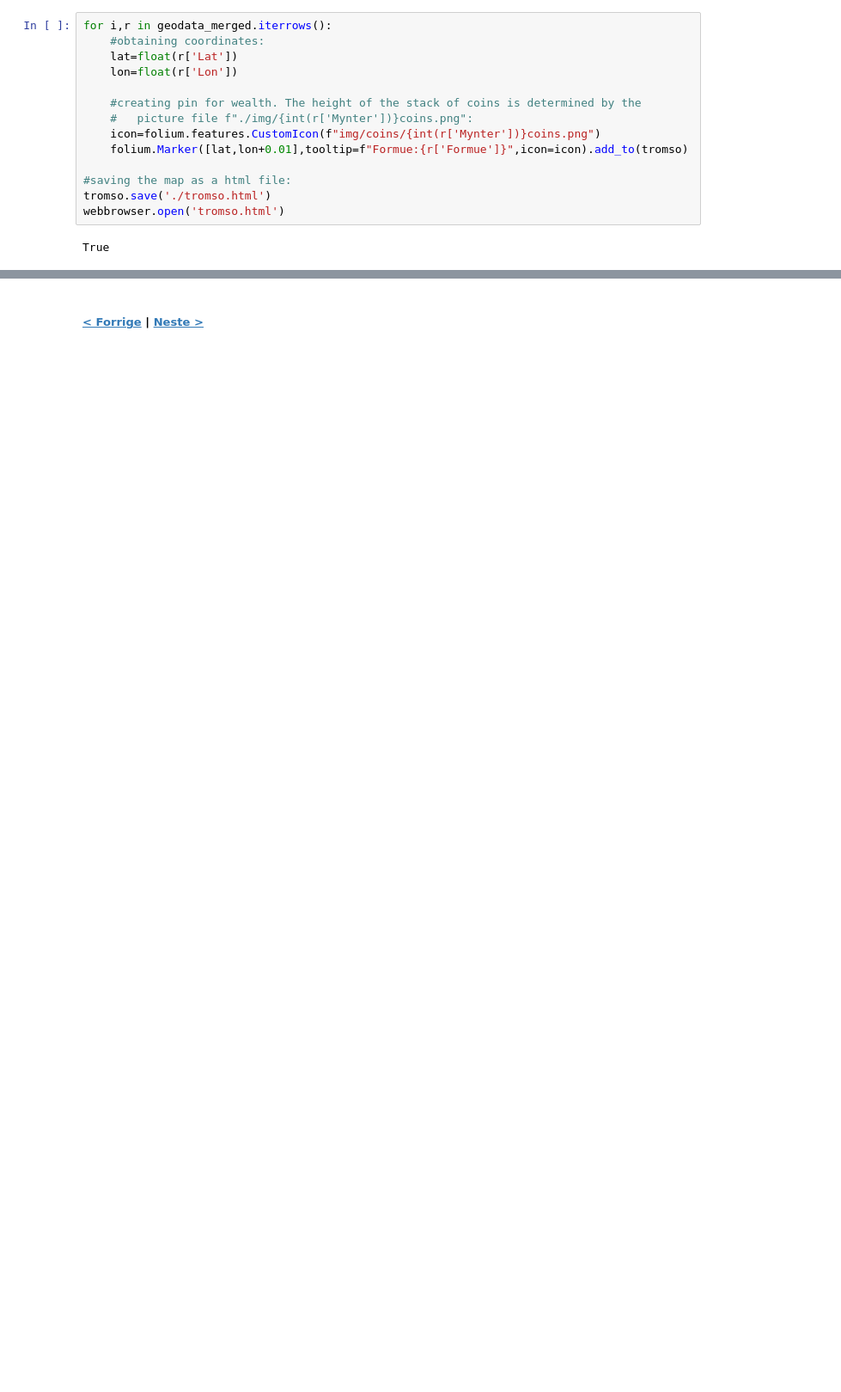
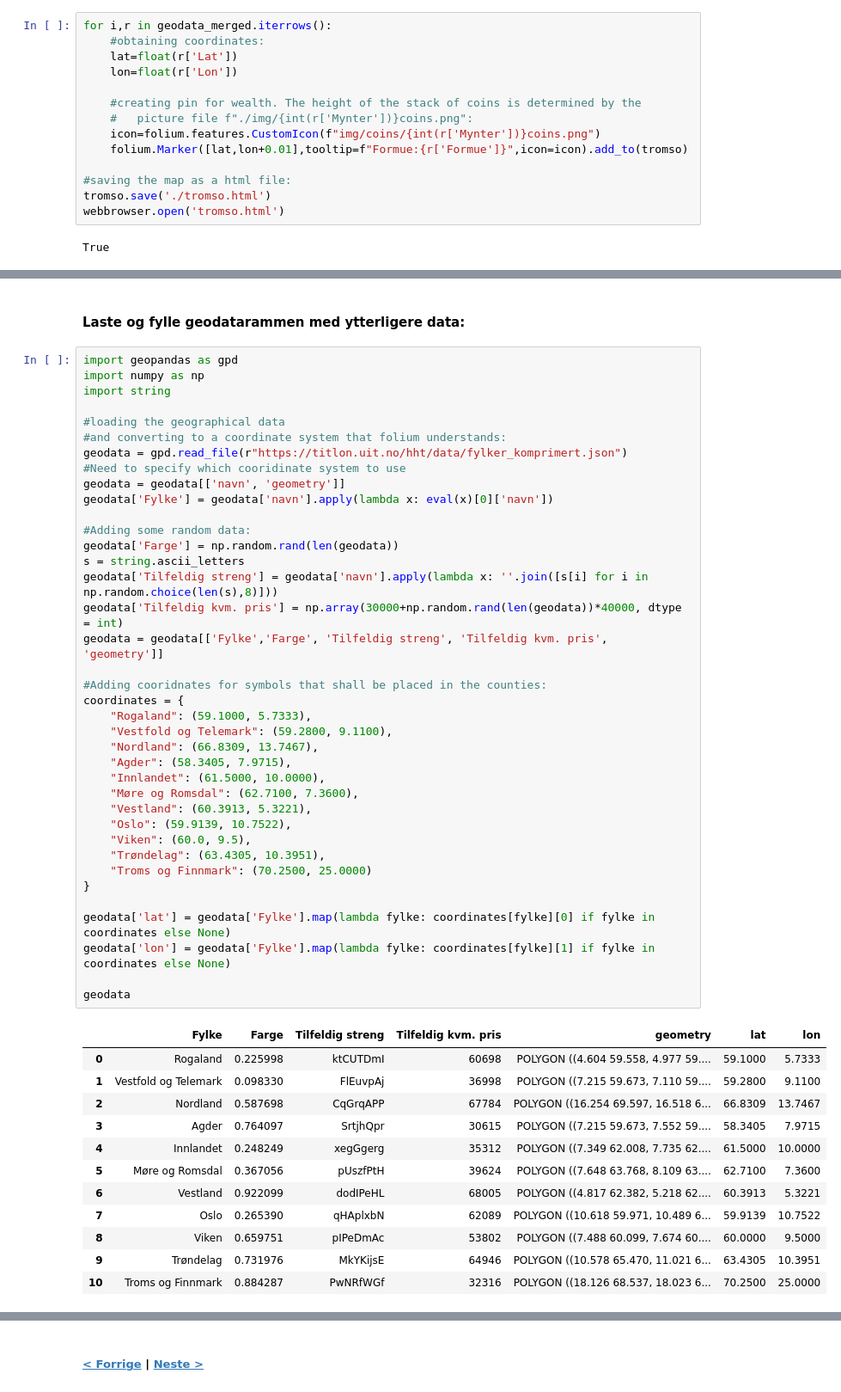
Before and after one commit to espensirnes/notebooks, a Jupyter notebook: 11 - interaktive websider.ipynb, the cells around one changed output, grey strips where cells are left out. Shown at 86% size. Drawn from its saved outputs; the diff is of its cells as text; blank space fills up the shorter version.

```diff
--- a/11 - interaktive websider.ipynb
+++ b/11 - interaktive websider.ipynb
@@ -543,0 +544,53 @@ Finn data fra fylker og plott det i et interaktivt kart (eksempel på fylkeskart
+# %% [markdown]
+#### Laste og fylle geodatarammen med ytterligere data:
+# %%
+import geopandas as gpd
+import numpy as np
+import string
+
+#loading the geographical data
+#and converting to a coordinate system that folium understands:
+geodata = gpd.read_file(r"https://titlon.uit.no/hht/data/fylker_komprimert.json")
+#Need to specify which cooridinate system to use
+geodata = geodata[['navn', 'geometry']]
+geodata['Fylke'] = geodata['navn'].apply(lambda x: eval(x)[0]['navn'])
+
+#Adding some random data:
+geodata['Farge'] = np.random.rand(len(geodata))
+s = string.ascii_letters
+geodata['Tilfeldig streng'] = geodata['navn'].apply(lambda x: ''.join([s[i] for i in np.random.choice(len(s),8)]))
+geodata['Tilfeldig kvm. pris'] = np.array(30000+np.random.rand(len(geodata))*40000, dtype = int)
+geodata = geodata[['Fylke','Farge', 'Tilfeldig streng', 'Tilfeldig kvm. pris', 'geometry']]
+
+#Adding cooridnates for symbols that shall be placed in the counties:
+coordinates = {
+    "Rogaland": (59.1000, 5.7333),
+    "Vestfold og Telemark": (59.2800, 9.1100),
+    "Nordland": (66.8309, 13.7467),
+    "Agder": (58.3405, 7.9715),
+    "Innlandet": (61.5000, 10.0000),
+    "Møre og Romsdal": (62.7100, 7.3600),
+    "Vestland": (60.3913, 5.3221),
+    "Oslo": (59.9139, 10.7522),
+    "Viken": (60.0, 9.5),
+    "Trøndelag": (63.4305, 10.3951),
+    "Troms og Finnmark": (70.2500, 25.0000)
+}
+
+geodata['lat'] = geodata['Fylke'].map(lambda fylke: coordinates[fylke][0] if fylke in coordinates else None)
+geodata['lon'] = geodata['Fylke'].map(lambda fylke: coordinates[fylke][1] if fylke in coordinates else None)
+
+geodata
+# %% [output]
+|  | Fylke | Farge | Tilfeldig streng | Tilfeldig kvm. pris | geometry | lat | lon |
+| 0 | Rogaland | 0.225998 | ktCUTDmI | 60698 | POLYGON ((4.604 59.558, 4.977 59.... | 59.1000 | 5.7333 |
+| 1 | Vestfold og Telemark | 0.098330 | FlEuvpAj | 36998 | POLYGON ((7.215 59.673, 7.110 59.... | 59.2800 | 9.1100 |
+| 2 | Nordland | 0.587698 | CqGrqAPP | 67784 | POLYGON ((16.254 69.597, 16.518 6... | 66.8309 | 13.7467 |
+| 3 | Agder | 0.764097 | SrtjhQpr | 30615 | POLYGON ((7.215 59.673, 7.552 59.... | 58.3405 | 7.9715 |
+| 4 | Innlandet | 0.248249 | xegGgerg | 35312 | POLYGON ((7.349 62.008, 7.735 62.... | 61.5000 | 10.0000 |
+| 5 | Møre og Romsdal | 0.367056 | pUszfPtH | 39624 | POLYGON ((7.648 63.768, 8.109 63.... | 62.7100 | 7.3600 |
+| 6 | Vestland | 0.922099 | dodIPeHL | 68005 | POLYGON ((4.817 62.382, 5.218 62.... | 60.3913 | 5.3221 |
+| 7 | Oslo | 0.265390 | qHAplxbN | 62089 | POLYGON ((10.618 59.971, 10.489 6... | 59.9139 | 10.7522 |
+| 8 | Viken | 0.659751 | pIPeDmAc | 53802 | POLYGON ((7.488 60.099, 7.674 60.... | 60.0000 | 9.5000 |
+| 9 | Trøndelag | 0.731976 | MkYKijsE | 64946 | POLYGON ((10.578 65.470, 11.021 6... | 63.4305 | 10.3951 |
+| 10 | Troms og Finnmark | 0.884287 | PwNRfWGf | 32316 | POLYGON ((18.126 68.537, 18.023 6... | 70.2500 | 25.0000 |
```
Also changed, not shown: parts of 7 cells of this notebook, 4 other files.
